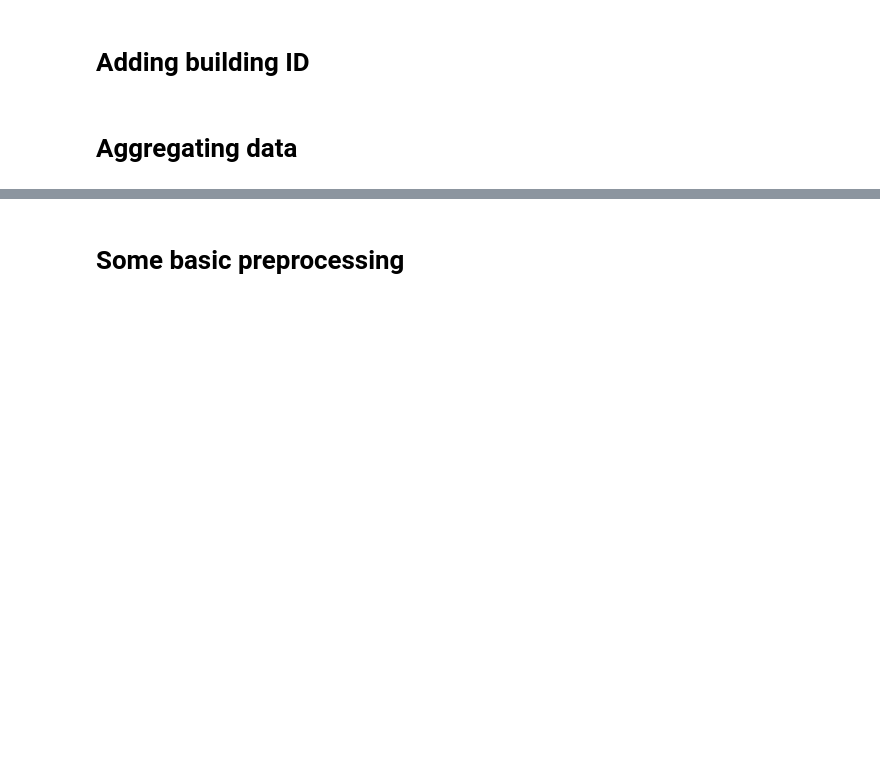
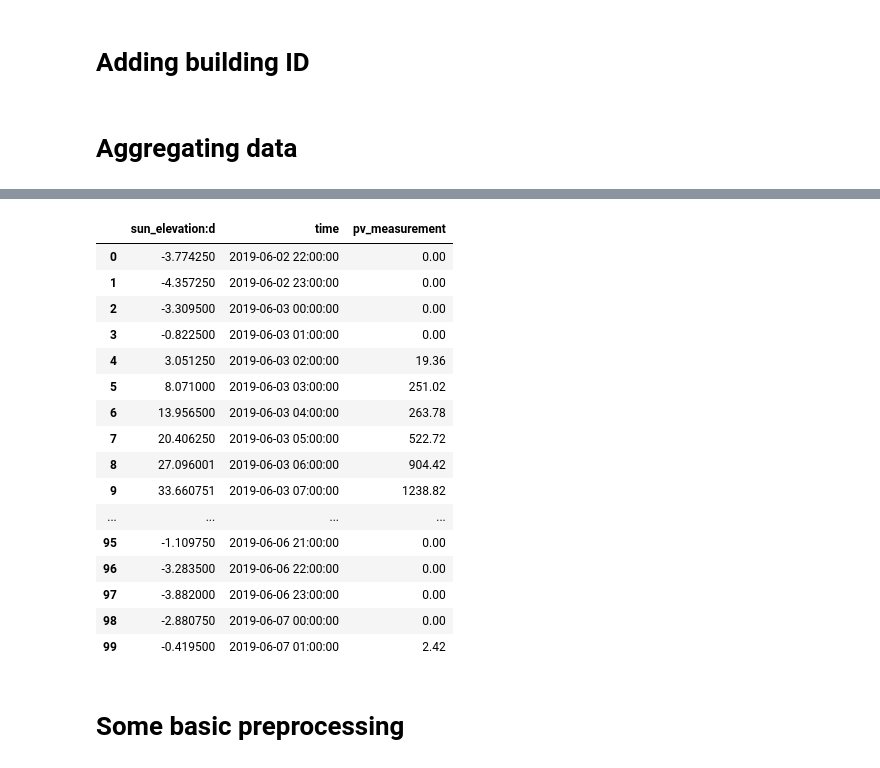
Before and after one commit to CristianoGambirasio/MLProjectNTNU, a Jupyter notebook: new_preprocessing.ipynb, the cells around one changed output, grey strips where cells are left out. Saved outputs shown, nothing was run; the diff lists cells and outputs as text; code cells hidden in the pictures; blank space fills up the shorter version.

```diff
--- a/new_preprocessing.ipynb
+++ b/new_preprocessing.ipynb
@@ -45,6 +45,12 @@ X_train_observed_c['building_id'] = 'c'
 X_test_estimated_a['building_id'] = 'a'
 X_test_estimated_b['building_id'] = 'b'
 X_test_estimated_c['building_id'] = 'c'
+# %%
+import pandas as pd
+
+pd.set_option('display.max_rows', 100)
+
+# FILEPATH: /Users/lasse/Programming/Uni/MLProjectNTNU/new_preprocessing.ipynb
 # %% [markdown]
 # Aggregating data
 # %%
@@ -66,3 +80,23 @@ data_train = X_train_grouped.merge(y_train,on=['time','building_id'],how='left')
+# %%
+data_train[['sun_elevation:d','time','pv_measurement']].head(100)
+# %% [output]
+|  | sun_elevation:d | time | pv_measurement |
+| 0 | -3.774250 | 2019-06-02 22:00:00 | 0.00 |
+| 1 | -4.357250 | 2019-06-02 23:00:00 | 0.00 |
+| 2 | -3.309500 | 2019-06-03 00:00:00 | 0.00 |
+| 3 | -0.822500 | 2019-06-03 01:00:00 | 0.00 |
+| 4 | 3.051250 | 2019-06-03 02:00:00 | 19.36 |
+| 5 | 8.071000 | 2019-06-03 03:00:00 | 251.02 |
+| 6 | 13.956500 | 2019-06-03 04:00:00 | 263.78 |
+| 7 | 20.406250 | 2019-06-03 05:00:00 | 522.72 |
+| 8 | 27.096001 | 2019-06-03 06:00:00 | 904.42 |
+| 9 | 33.660751 | 2019-06-03 07:00:00 | 1238.82 |
+| ... | ... | ... | ... |
+| 95 | -1.109750 | 2019-06-06 21:00:00 | 0.00 |
+| 96 | -3.283500 | 2019-06-06 22:00:00 | 0.00 |
+| 97 | -3.882000 | 2019-06-06 23:00:00 | 0.00 |
+| 98 | -2.880750 | 2019-06-07 00:00:00 | 0.00 |
+| 99 | -0.419500 | 2019-06-07 01:00:00 | 2.42 |
 # %% [markdown]
 # Some basic preprocessing
 # %%
```
Also changed, not shown: parts of 2 cells of this notebook, 32 other files.
